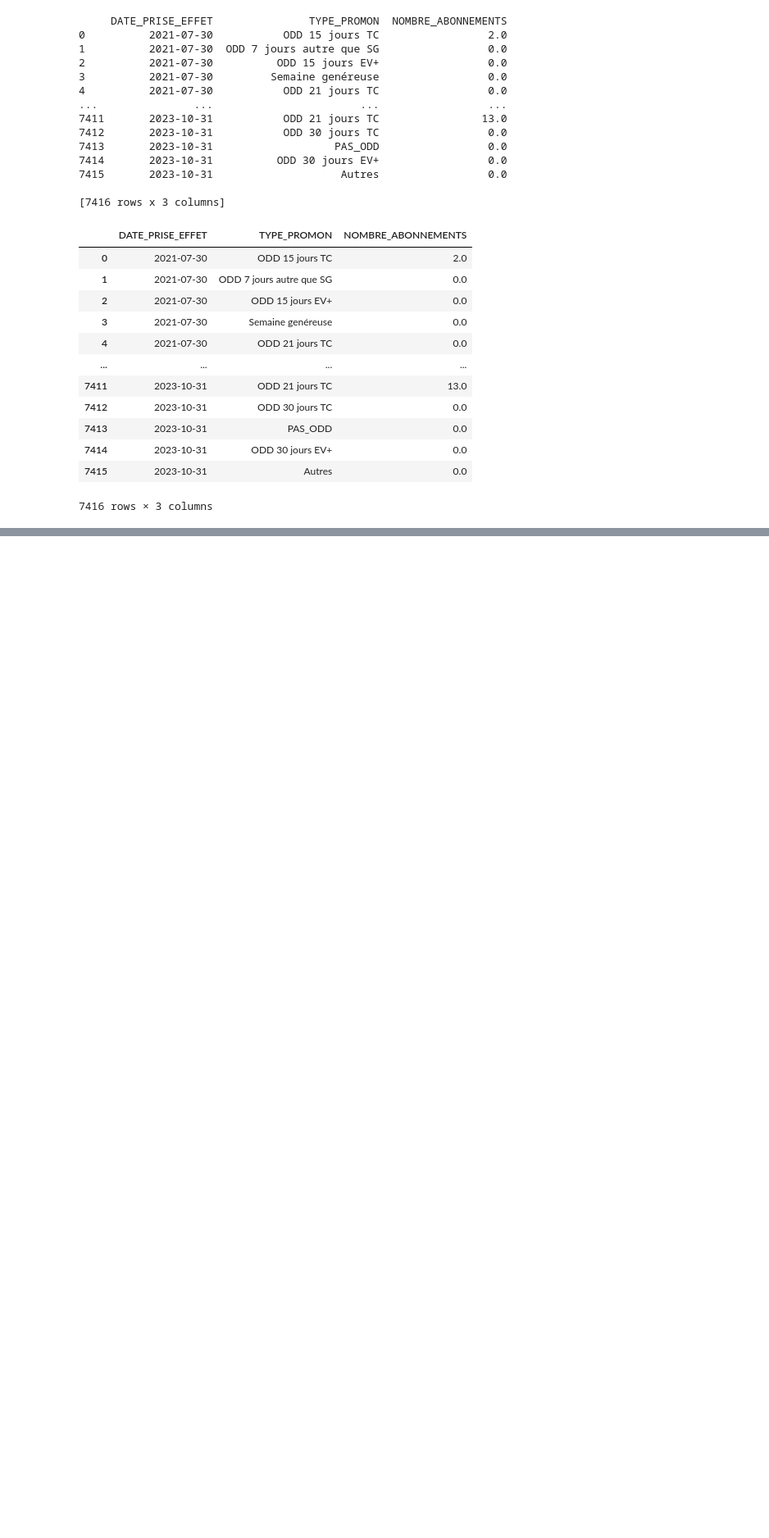
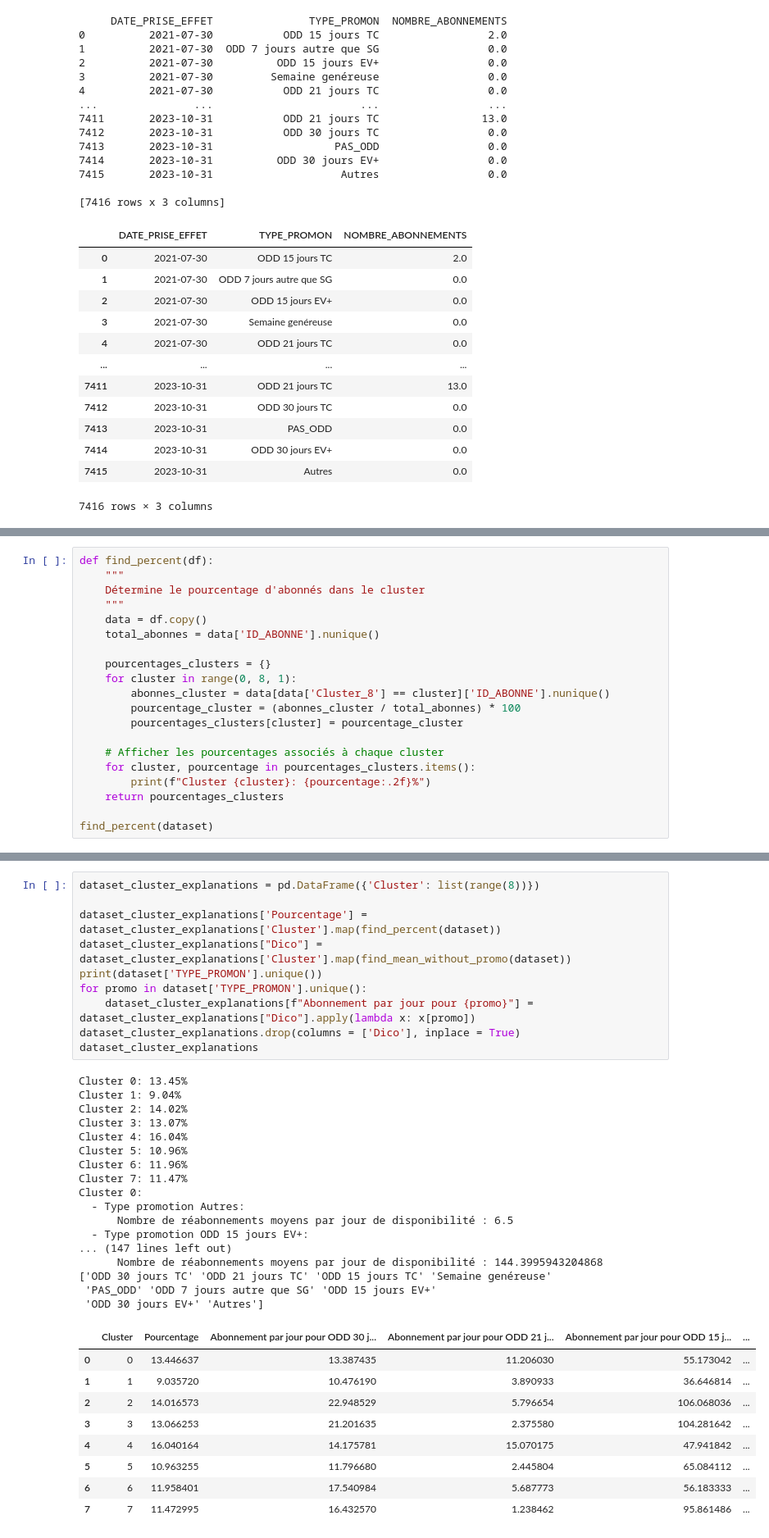
Before and after one commit to TurboClement/Statapp-CANAL, a Jupyter notebook: Data_operations/Clustering/clement.ipynb, the cells around one changed output, grey strips where cells are left out. Shown at 82% size. Saved outputs shown, nothing was run; the diff lists cells and outputs as text; blank space fills up the shorter version.

```diff
--- a/Data_operations/Clustering/clement.ipynb
+++ b/Data_operations/Clustering/clement.ipynb
@@ -302,0 +302,20 @@ Période significative pour Autres du 2023-08-01 00:00:00 au 2023-08-01 00:00:00
+# %%
+def find_percent(df):
+    """
+    Détermine le pourcentage d'abonnés dans le cluster
+    """
+    data = df.copy()
+    total_abonnes = data['ID_ABONNE'].nunique()
+
+    pourcentages_clusters = {}
+    for cluster in range(0, 8, 1):
+        abonnes_cluster = data[data['Cluster_8'] == cluster]['ID_ABONNE'].nunique()
+        pourcentage_cluster = (abonnes_cluster / total_abonnes) * 100
+        pourcentages_clusters[cluster] = pourcentage_cluster
+
+    # Afficher les pourcentages associés à chaque cluster
+    for cluster, pourcentage in pourcentages_clusters.items():
+        print(f"Cluster {cluster}: {pourcentage:.2f}%")
+    return pourcentages_clusters
+
+find_percent(dataset)
@@ -302,0 +415,37 @@ Période significative pour Autres du 2023-08-01 00:00:00 au 2023-08-01 00:00:00
+# %%
+dataset_cluster_explanations = pd.DataFrame({'Cluster': list(range(8))})
+
+dataset_cluster_explanations['Pourcentage'] = dataset_cluster_explanations['Cluster'].map(find_percent(dataset))
+dataset_cluster_explanations["Dico"] = dataset_cluster_explanations['Cluster'].map(find_mean_without_promo(dataset))
+print(dataset['TYPE_PROMON'].unique())
+for promo in dataset['TYPE_PROMON'].unique():
+    dataset_cluster_explanations[f"Abonnement par jour pour {promo}"] = dataset_cluster_explanations["Dico"].apply(lambda x: x[promo])
+dataset_cluster_explanations.drop(columns = ['Dico'], inplace = True)
+dataset_cluster_explanations
+# %% [output]
+Cluster 0: 13.45%
+Cluster 1: 9.04%
+Cluster 2: 14.02%
+Cluster 3: 13.07%
+Cluster 4: 16.04%
+Cluster 5: 10.96%
+Cluster 6: 11.96%
+Cluster 7: 11.47%
+Cluster 0:
+  - Type promotion Autres:
+      Nombre de réabonnements moyens par jour de disponibilité : 6.5
+  - Type promotion ODD 15 jours EV+:
+... (147 lines left out)
+      Nombre de réabonnements moyens par jour de disponibilité : 144.3995943204868
+['ODD 30 jours TC' 'ODD 21 jours TC' 'ODD 15 jours TC' 'Semaine genéreuse'
+ 'PAS_ODD' 'ODD 7 jours autre que SG' 'ODD 15 jours EV+'
+ 'ODD 30 jours EV+' 'Autres']
+|  | Cluster | Pourcentage | Abonnement par jour pour ODD 30 j... | Abonnement par jour pour ODD 21 j... | Abonnement par jour pour ODD 15 j... | ... |
+| 0 | 0 | 13.446637 | 13.387435 | 11.206030 | 55.173042 | ... |
+| 1 | 1 | 9.035720 | 10.476190 | 3.890933 | 36.646814 | ... |
+| 2 | 2 | 14.016573 | 22.948529 | 5.796654 | 106.068036 | ... |
+| 3 | 3 | 13.066253 | 21.201635 | 2.375580 | 104.281642 | ... |
+| 4 | 4 | 16.040164 | 14.175781 | 15.070175 | 47.941842 | ... |
+| 5 | 5 | 10.963255 | 11.796680 | 2.445804 | 65.084112 | ... |
+| 6 | 6 | 11.958401 | 17.540984 | 5.687773 | 56.183333 | ... |
+| 7 | 7 | 11.472995 | 16.432570 | 1.238462 | 95.861486 | ... |
```
Also changed, not shown: parts of 8 cells of this notebook.
